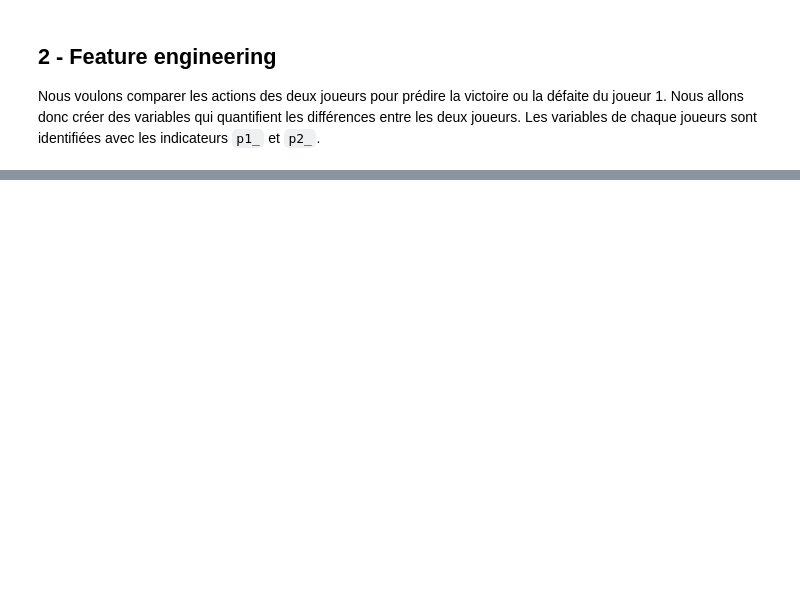
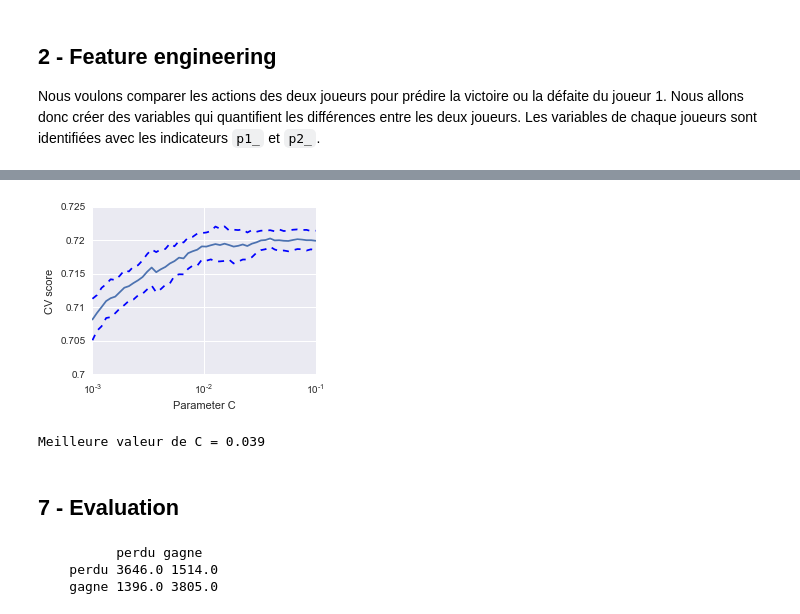
Before and after one commit to mgirardot/DataScienceChallenges, a Jupyter notebook: DataScienceChallenge4/pres_DataScienceChallenge4.ipynb, the cells around one changed output, grey strips where cells are left out. Saved outputs shown, nothing was run; the diff lists cells and outputs as text; code cells hidden in the pictures; blank space fills up the shorter version.

```diff
--- a/DataScienceChallenge4/pres_DataScienceChallenge4.ipynb
+++ b/DataScienceChallenge4/pres_DataScienceChallenge4.ipynb
@@ -101,0 +188,21 @@ select_df.head()
+# %%
+from sklearn.cross_validation import KFold
+
+# Les données
+y = non_sparse_dataset._p1_win_game.as_matrix()
+X = scaled_df[selected_cols_wo_APM].as_matrix()
+
+def run_cv(X,y,clf_class,**kwargs):
+    # Construction d'un objet Kfolds
+    kf = KFold(len(y),n_folds=10,shuffle=True)
+    y_pred = y.copy()
+
+    # Entrainement de l'algo sur chaque fold
+    for train_index, test_index in kf:
+        X_train, X_test = X[train_index], X[test_index]
+        y_train = y[train_index]
+        # Le classifier est initialisé avec un mot clé
+        clf = clf_class(**kwargs)
+        clf.fit(X_train,y_train)
+        y_pred[test_index] = clf.predict(X_test)
+    return y_pred
@@ -101,0 +243,12 @@ select_df.head()
+# %%
+svc = SVC(kernel='linear')
+C_s = np.logspace(-3, -1, 50)
+
+scores = list()
+scores_std = list()
+
+for C in C_s:
+    svc.C = C
+    this_scores = cross_val_score(svc, X, y, n_jobs=8)
+    scores.append(np.mean(this_scores))
+    scores_std.append(np.std(this_scores))
@@ -101,0 +273,21 @@ select_df.head()
+# %%
+
+plt.figure(1, figsize=(4, 3))
+plt.clf()
+plt.semilogx(C_s, scores)
+plt.semilogx(C_s, np.array(scores) + np.array(scores_std), 'b--')
+plt.semilogx(C_s, np.array(scores) - np.array(scores_std), 'b--')
+locs, labels = plt.yticks()
+plt.yticks(locs, list(map(lambda x: "%g" % x, locs)))
+plt.ylabel('CV score')
+plt.xlabel('Parameter C')
+plt.show()
+# %% [output]
+[figure, added]
+# %%
+C_val = C_s[scores.index(np.max(scores))]
+print("Meilleure valeur de C = %.3f " % C_val)
+# %% [output]
+Meilleure valeur de C = 0.039
+# %% [markdown]
+## 7 - Evaluation
@@ -101,0 +326,7 @@ select_df.head()
+# %%
+cm = confusion_matrix(y_test, y_pred)
+print_cm(cm, ["perdu","gagne"])
+# %% [output]
+          perdu gagne
+    perdu 3646.0 1514.0
+    gagne 1396.0 3805.0
```
Also changed, not shown: parts of 20 cells of this notebook.
